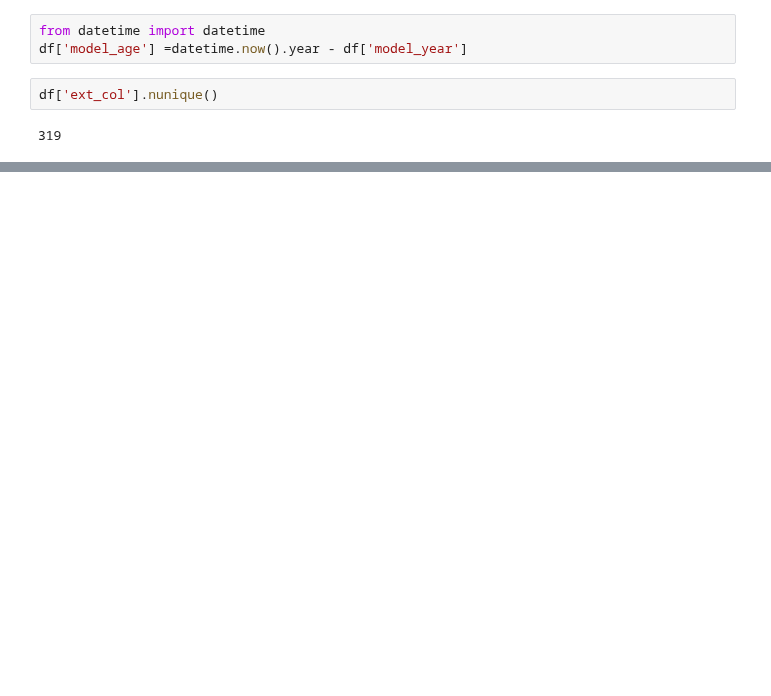
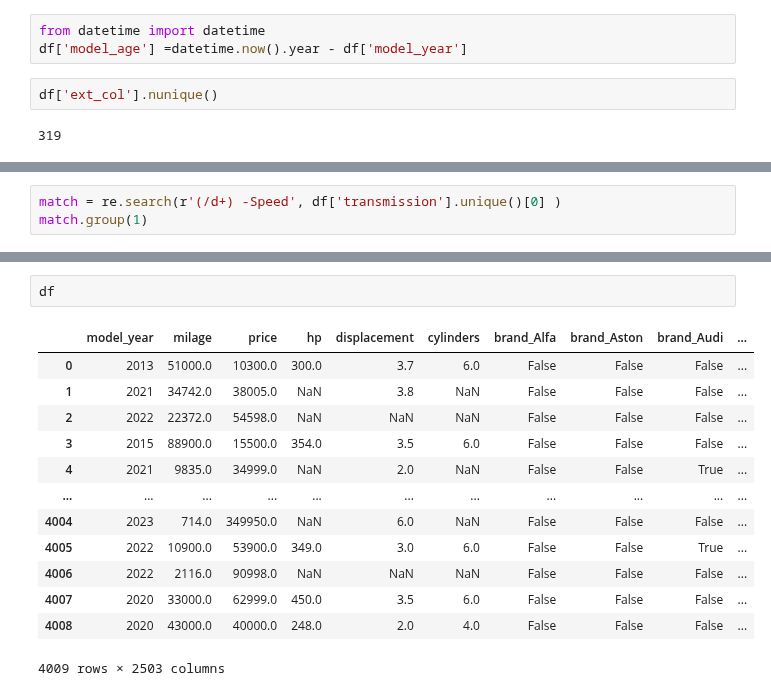
Before and after one commit to S1XTUS/KaggleXFellowShip-Used-Car-Price, a Jupyter notebook: Notebook-Used_Car.ipynb, the cells around one changed output, grey strips where cells are left out. Drawn from its saved outputs; the diff is of its cells as text; blank space fills up the shorter version.

```diff
--- a/Notebook-Used_Car.ipynb
+++ b/Notebook-Used_Car.ipynb
@@ -128,0 +220,3 @@ df['ext_col'].nunique()
+# %%
+match = re.search(r'(/d+) -Speed', df['transmission'].unique()[0] )
+match.group(1)
@@ -128,0 +320,16 @@ df['ext_col'].nunique()
+# %%
+df
+# %% [output]
+|  | model_year | milage | price | hp | displacement | cylinders | brand_Alfa | brand_Aston | brand_Audi | ... |
+| 0 | 2013 | 51000.0 | 10300.0 | 300.0 | 3.7 | 6.0 | False | False | False | ... |
+| 1 | 2021 | 34742.0 | 38005.0 | NaN | 3.8 | NaN | False | False | False | ... |
+| 2 | 2022 | 22372.0 | 54598.0 | NaN | NaN | NaN | False | False | False | ... |
+| 3 | 2015 | 88900.0 | 15500.0 | 354.0 | 3.5 | 6.0 | False | False | False | ... |
+| 4 | 2021 | 9835.0 | 34999.0 | NaN | 2.0 | NaN | False | False | True | ... |
+| ... | ... | ... | ... | ... | ... | ... | ... | ... | ... | ... |
+| 4004 | 2023 | 714.0 | 349950.0 | NaN | 6.0 | NaN | False | False | False | ... |
+| 4005 | 2022 | 10900.0 | 53900.0 | 349.0 | 3.0 | 6.0 | False | False | True | ... |
+| 4006 | 2022 | 2116.0 | 90998.0 | NaN | NaN | NaN | False | False | False | ... |
+| 4007 | 2020 | 33000.0 | 62999.0 | 450.0 | 3.5 | 6.0 | False | False | False | ... |
+| 4008 | 2020 | 43000.0 | 40000.0 | 248.0 | 2.0 | 4.0 | False | False | False | ... |
+4009 rows × 2503 columns
```
Also changed, not shown: parts of 24 cells of this notebook, 1 other file.
